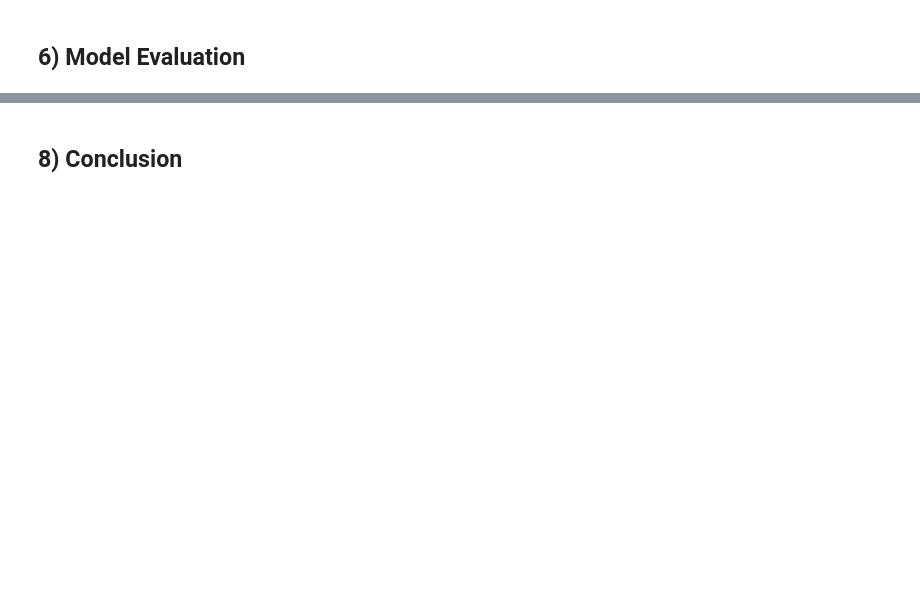
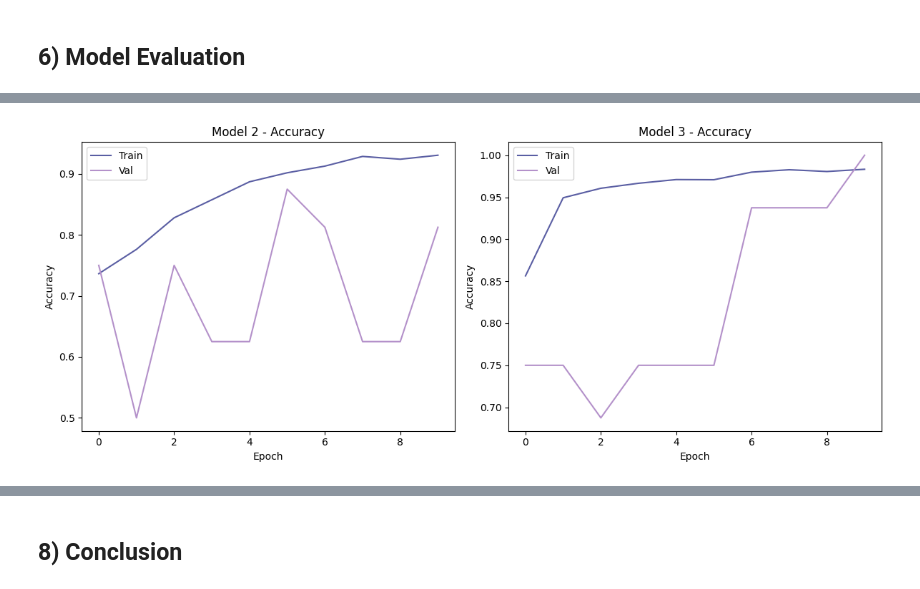
Before and after one commit to Bree-009/Deep-Learning-Analysis-of-X-Ray-Images-for-Pneumonia-Detection, a Jupyter notebook: Image Classification notebook.ipynb, the cells around one changed output, grey strips where cells are left out. Drawn from its saved outputs; the diff is of its cells as text; code cells hidden in the pictures; blank space fills up the shorter version.

```diff
--- a/Image Classification notebook.ipynb
+++ b/Image Classification notebook.ipynb
@@ -631,3 +618,0 @@ Epoch 10/10
-# %%
-#visualizing loss and accuracy for the cnn model
-visualize_training_results(results_2)
@@ -764,5 +665,9 @@ model_4.compile(loss='binary_crossentropy',
+# %%
+# Compile the model
+model_3.compile(optimizer=Adam(learning_rate=0.001), loss='binary_crossentropy', metrics=['accuracy'])
 # %%
-results_4 = model_4.fit(train_images,
+# Train the model using the train set of images
+results_3 = model_3.fit(train_images,
                     train_labels,
                     epochs=10,
                     batch_size=32,
@@ -855,0 +790,26 @@ Model 4 is slightly higher than  Model 2 in terms of test accuracy, indicating b
+# %%
+# Plot the training and validation accuracy for Model 2
+plt.figure(figsize=(12, 5))
+
+# Plot for Model 2
+plt.subplot(1, 2, 1)
+plt.plot(results_2.history['accuracy'], color='#5a5ea3')
+plt.plot(results_2.history['val_accuracy'], color='#b491ca')
+plt.title('Model 2 - Accuracy')
+plt.ylabel('Accuracy')
+plt.xlabel('Epoch')
+plt.legend(['Train', 'Val'], loc='upper left')
+
+# Plot the training and validation accuracy for Model 3
+plt.subplot(1, 2, 2)
+plt.plot(results_3.history['accuracy'], color='#5a5ea3')
+plt.plot(results_3.history['val_accuracy'], color='#b491ca')
+plt.title('Model 3 - Accuracy')
+plt.ylabel('Accuracy')
+plt.xlabel('Epoch')
+plt.legend(['Train', 'Val'], loc='upper left')
+
+plt.tight_layout()
+plt.show()
+# %% [output]
+[figure, added]
```
Also changed, not shown: parts of 78 cells of this notebook, 1 other file.
